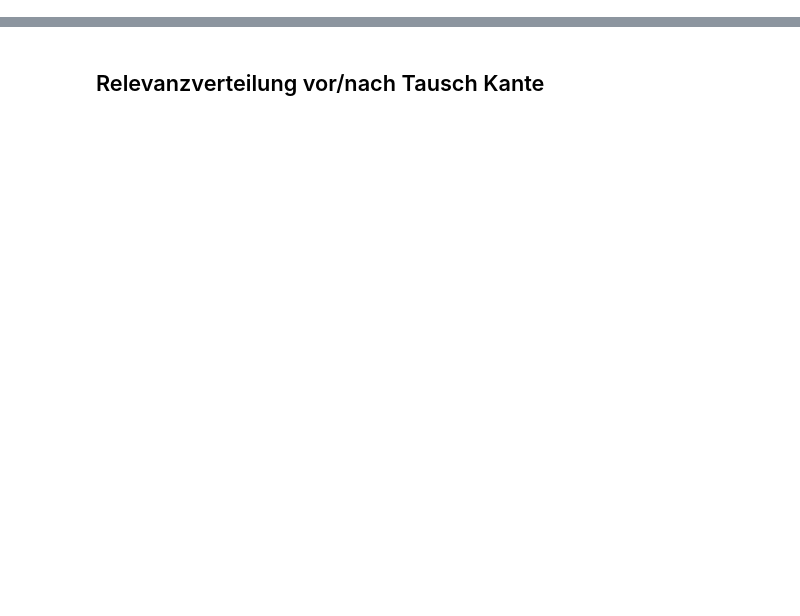
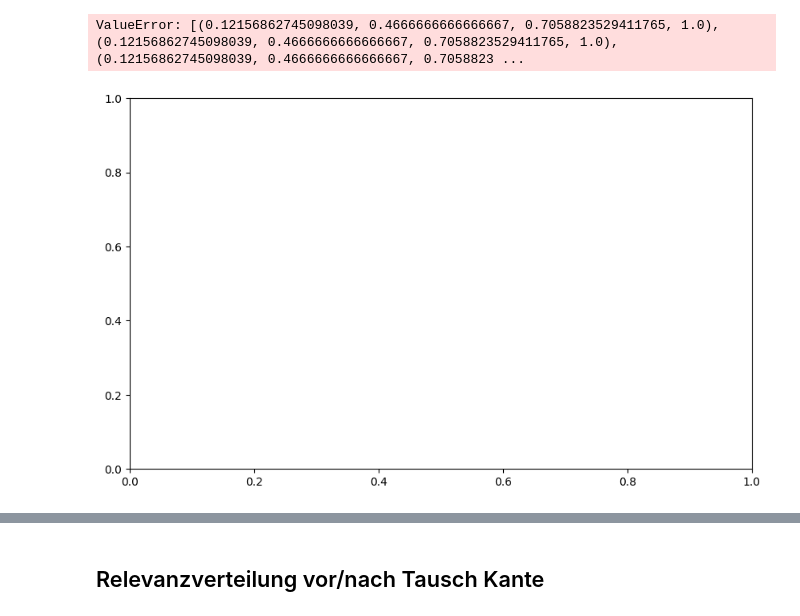
Before and after one commit to LuThe17/explainable-RGCNs-and-RGATs, a Jupyter notebook: analyze_aifb.ipynb, the cells around one changed output, grey strips where cells are left out. Drawn from its saved outputs; the diff is of its cells as text; code cells hidden in the pictures; blank space fills up the shorter version.

```diff
--- a/analyze_aifb.ipynb
+++ b/analyze_aifb.ipynb
@@ -99,0 +64,8 @@ csv[2]
+# %%
+path = 'out/AIFB/RGCN_no_emb/'
+fil = os.listdir(path)
+fil = [file for file in fil if file.endswith(".pt")]
+fil.sort()
+dfs = []
+for file in fil:
+    dfs.append(torch.load(path + file).to_dense().detach().numpy())
@@ -99,0 +211,26 @@ csv[2]
+# %%
+# Define colors for each class
+prediction_values=dfs[5][np.arange(dfs[5].shape[0]), dfs[5].argmax(axis=1)]
+class_indices =  dfs[5].argmax(axis=1)
+
+# Create a colormap with 4 distinct colors
+cmap = plt.get_cmap('tab10', 4)
+
+# Create an array of colors based on class indices
+colors = [mcolors.to_rgba(cmap(idx)) for idx in class_indices]
+
+# Create the plot
+plt.figure(figsize=(10, 6))
+plt.plot(prediction_values, color=colors)
+
+# Set x-axis label
+plt.xlabel('Node Index')
+
+# Set y-axis label
+plt.ylabel('Prediction Value')
+
+# Show the plot
+plt.show()
+# %% [output]
+ValueError: [(0.12156862745098039, 0.4666666666666667, 0.7058823529411765, 1.0), (0.12156862745098039, 0.4666666666666667, 0.7058823529411765, 1.0), (0.12156862745098039, 0.4666666666666667, 0.7058823 ...
+[figure, added]
```
Also changed, not shown: parts of 27 cells of this notebook.
